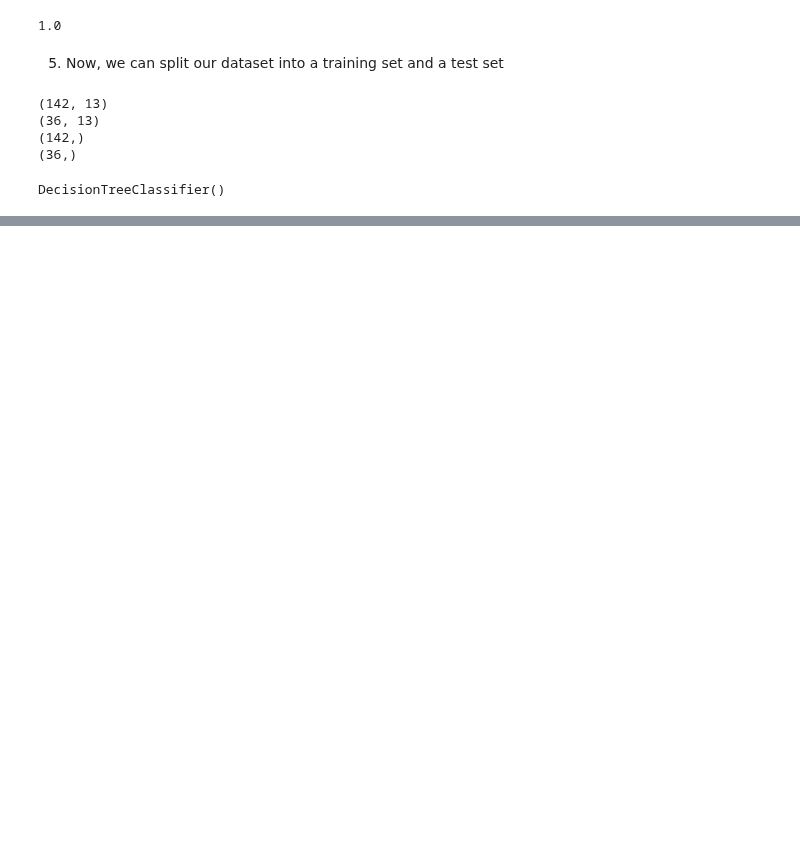
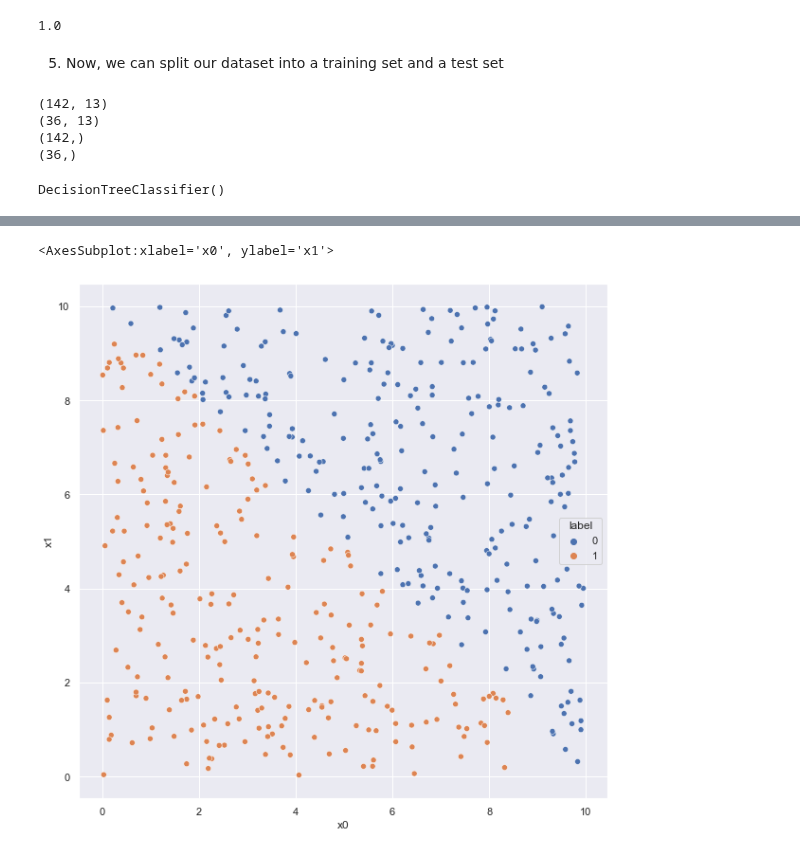
Before and after one commit to Edoch94/data-science-lab-1, a Jupyter notebook: MyRepo/Lab6/Lab6.ipynb, the cells around one changed output, grey strips where cells are left out. Drawn from its saved outputs; the diff is of its cells as text; code cells hidden in the pictures; blank space fills up the shorter version.

```diff
--- a/MyRepo/Lab6/Lab6.ipynb
+++ b/MyRepo/Lab6/Lab6.ipynb
@@ -120,0 +203,2 @@ weighted avg       0.97      0.97      0.97        36
+# %%
+df_synth = pd.read_csv('2d-synthetic.csv')
@@ -120,0 +221,7 @@ weighted avg       0.97      0.97      0.97        36
+# %%
+import seaborn as sns
+sns.set(rc={'figure.figsize':(10,10)})
+sns.scatterplot(data=df_synth, x='x0', y='x1', hue='label')
+# %% [output]
+<AxesSubplot:xlabel='x0', ylabel='x1'>
+[figure, added]
```
Also changed, not shown: parts of 38 cells of this notebook, 1 other file.
